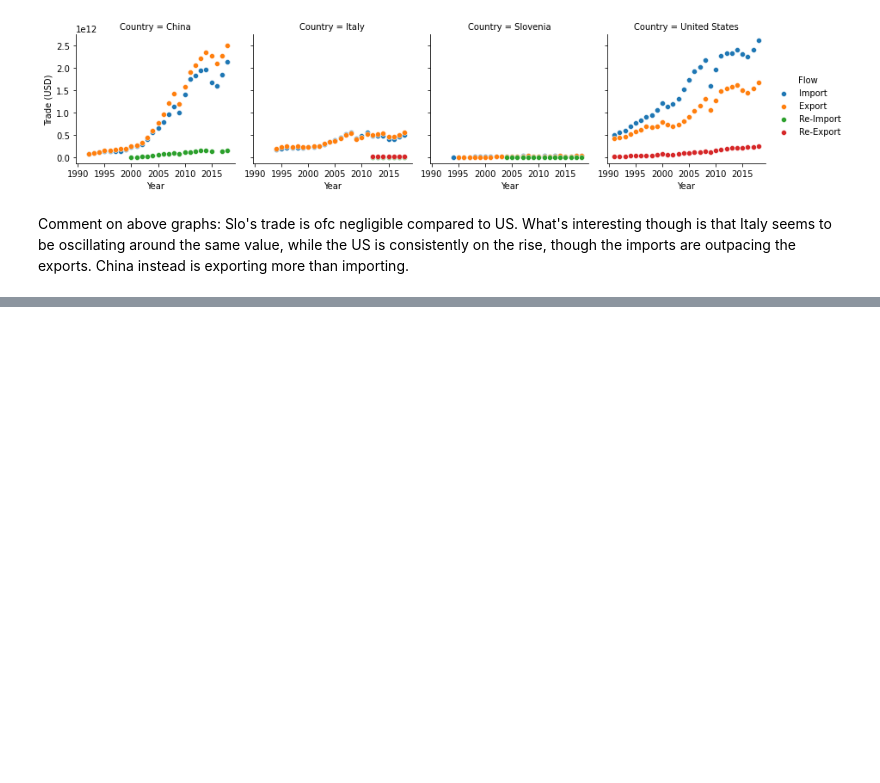
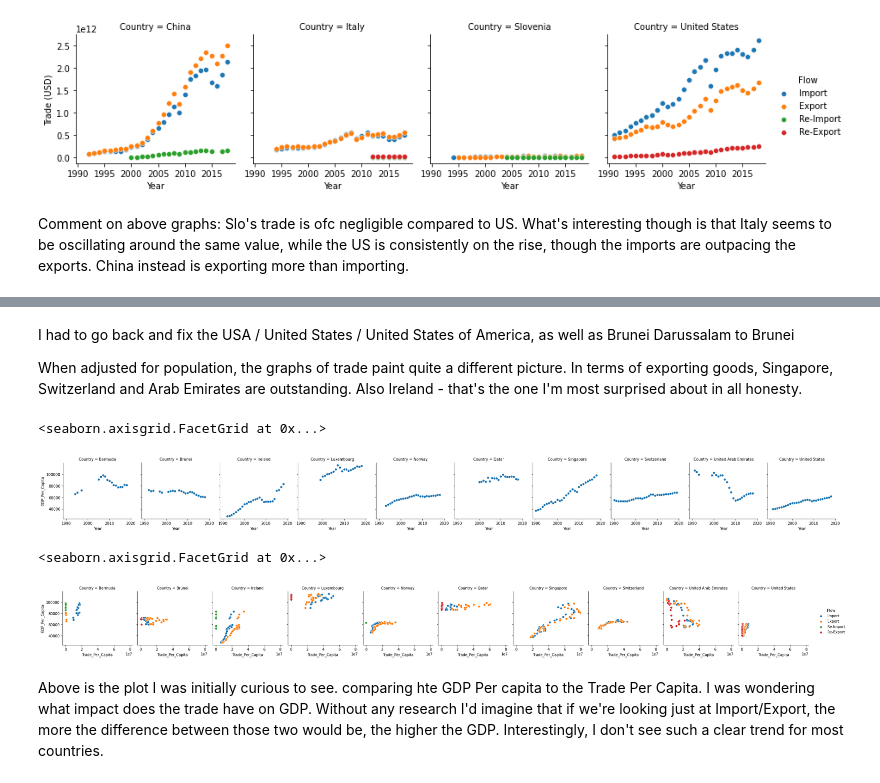
Before and after one commit to tomoumer/un_data_question-tomoumer, a Jupyter notebook: notebooks/UN_Data_Solo.ipynb, the cells around one changed output, grey strips where cells are left out. Cells and saved outputs as stored; diff of their text form; code cells hidden in the pictures; blank space fills up the shorter version.

```diff
--- a/notebooks/UN_Data_Solo.ipynb
+++ b/notebooks/UN_Data_Solo.ipynb
@@ -60,0 +173,27 @@ Comment on above graphs: Slo's trade is ofc negligible compared to US. What's in
+# %% [markdown]
+I had to go back and fix the USA / United States / United States of America, as well as Brunei Darussalam to Brunei
+
+When adjusted for population, the graphs of trade paint quite a different picture. In terms of exporting goods, Singapore, Switzerland and Arab Emirates are outstanding. Also Ireland - that's the one I'm most surprised about in all honesty.
+# %%
+g4 = sns.FacetGrid(
+    gdp_trade_pop.loc[gdp_trade_pop['Country'].isin(top10_gdp)],
+    col='Country'
+)
+g4.map(sns.scatterplot, 'Year', 'GDP_Per_Capita')
+g4.add_legend()
+# %% [output]
+<seaborn.axisgrid.FacetGrid at 0x...>
+[figure, added]
+# %%
+g5 = sns.FacetGrid(
+    gdp_trade_pop.loc[gdp_trade_pop['Country'].isin(top10_gdp)],
+    col='Country',
+    hue='Flow'
+)
+g5.map(sns.scatterplot, 'Trade_Per_Capita', 'GDP_Per_Capita')
+g5.add_legend()
+# %% [output]
+<seaborn.axisgrid.FacetGrid at 0x...>
+[figure, added]
+# %% [markdown]
+Above is the plot I was initially curious to see. comparing hte GDP Per capita to the Trade Per Capita. I was wondering what impact does the trade have on GDP. Without any research I'd imagine that if we're looking just at Import/Export, the more the difference between those two would be, the higher the GDP. Interestingly, I don't see such a clear trend for most countries.
```
Also changed, not shown: parts of 21 cells of this notebook.
